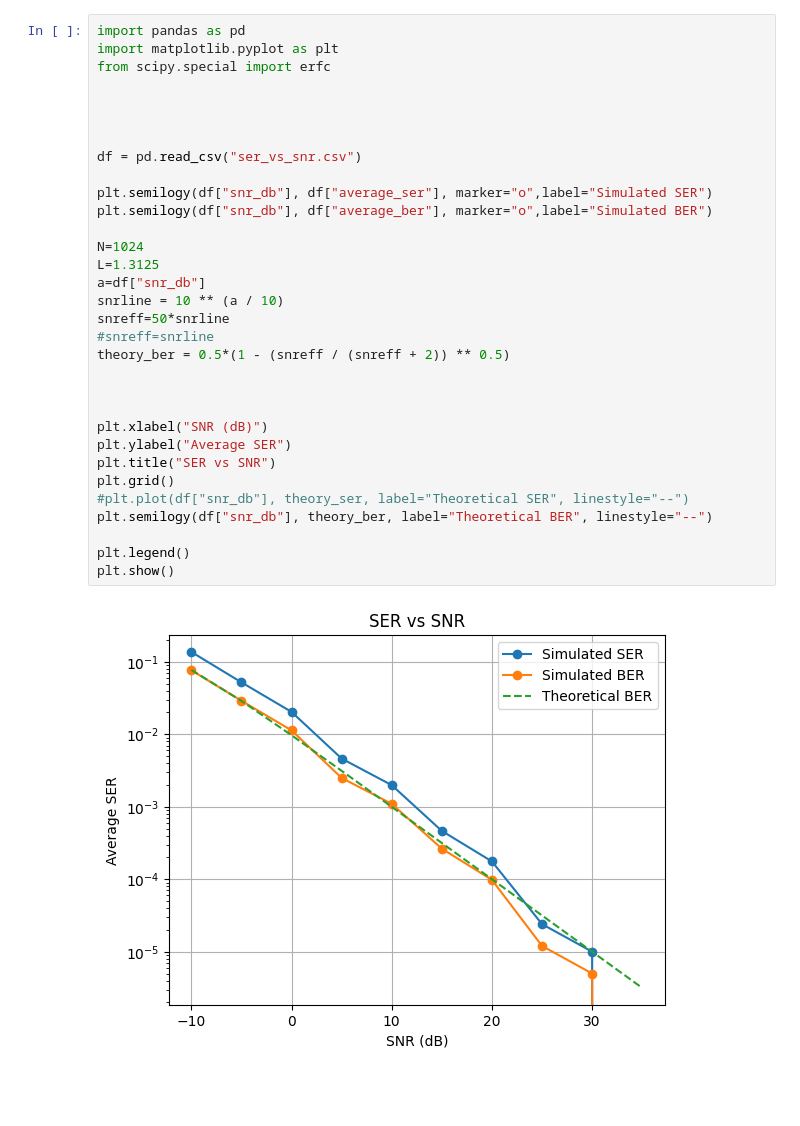
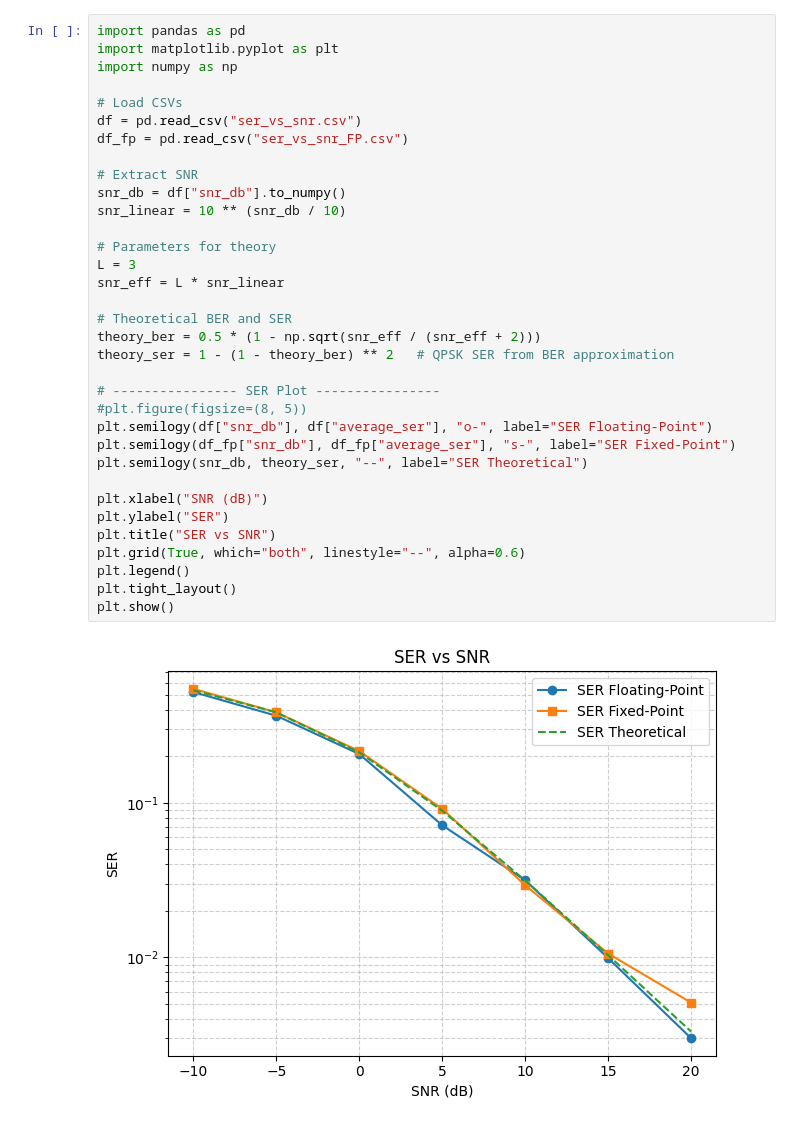
Before and after one commit to rpk226/DSP, a Jupyter notebook: plots.ipynb, the cells around one changed output. Drawn from its saved outputs; the diff is of its cells as text; blank space fills up the shorter version.

```diff
--- a/plots.ipynb
+++ b/plots.ipynb
@@ -1,34 +1,36 @@
 # %%
 import pandas as pd
 import matplotlib.pyplot as plt
-from scipy.special import erfc
+import numpy as np
 
+# Load CSVs
+df = pd.read_csv("ser_vs_snr.csv")
+df_fp = pd.read_csv("ser_vs_snr_FP.csv")
 
+# Extract SNR
+snr_db = df["snr_db"].to_numpy()
+snr_linear = 10 ** (snr_db / 10)
 
+# Parameters for theory
+L = 3
+snr_eff = L * snr_linear
 
-df = pd.read_csv("ser_vs_snr.csv")
+# Theoretical BER and SER
+theory_ber = 0.5 * (1 - np.sqrt(snr_eff / (snr_eff + 2)))
+theory_ser = 1 - (1 - theory_ber) ** 2   # QPSK SER from BER approximation
 
-plt.semilogy(df["snr_db"], df["average_ser"], marker="o",label="Simulated SER")
-plt.semilogy(df["snr_db"], df["average_ber"], marker="o",label="Simulated BER")
-
-N=1024
-L=1.3125
-a=df["snr_db"]
-snrline = 10 ** (a / 10)
-snreff=50*snrline
-#snreff=snrline
-theory_ber = 0.5*(1 - (snreff / (snreff + 2)) ** 0.5)
-
-
+# ---------------- SER Plot ----------------
+#plt.figure(figsize=(8, 5))
+plt.semilogy(df["snr_db"], df["average_ser"], "o-", label="SER Floating-Point")
+plt.semilogy(df_fp["snr_db"], df_fp["average_ser"], "s-", label="SER Fixed-Point")
+plt.semilogy(snr_db, theory_ser, "--", label="SER Theoretical")
 
 plt.xlabel("SNR (dB)")
-plt.ylabel("Average SER")
+plt.ylabel("SER")
 plt.title("SER vs SNR")
-plt.grid()
-#plt.plot(df["snr_db"], theory_ser, label="Theoretical SER", linestyle="--")
-plt.semilogy(df["snr_db"], theory_ber, label="Theoretical BER", linestyle="--")
-
+plt.grid(True, which="both", linestyle="--", alpha=0.6)
 plt.legend()
+plt.tight_layout()
 plt.show()
 # %% [output]
-[figure, old version]
+[figure, new version]
```
Also changed, not shown: parts of 2 cells of this notebook, 7 other files.
